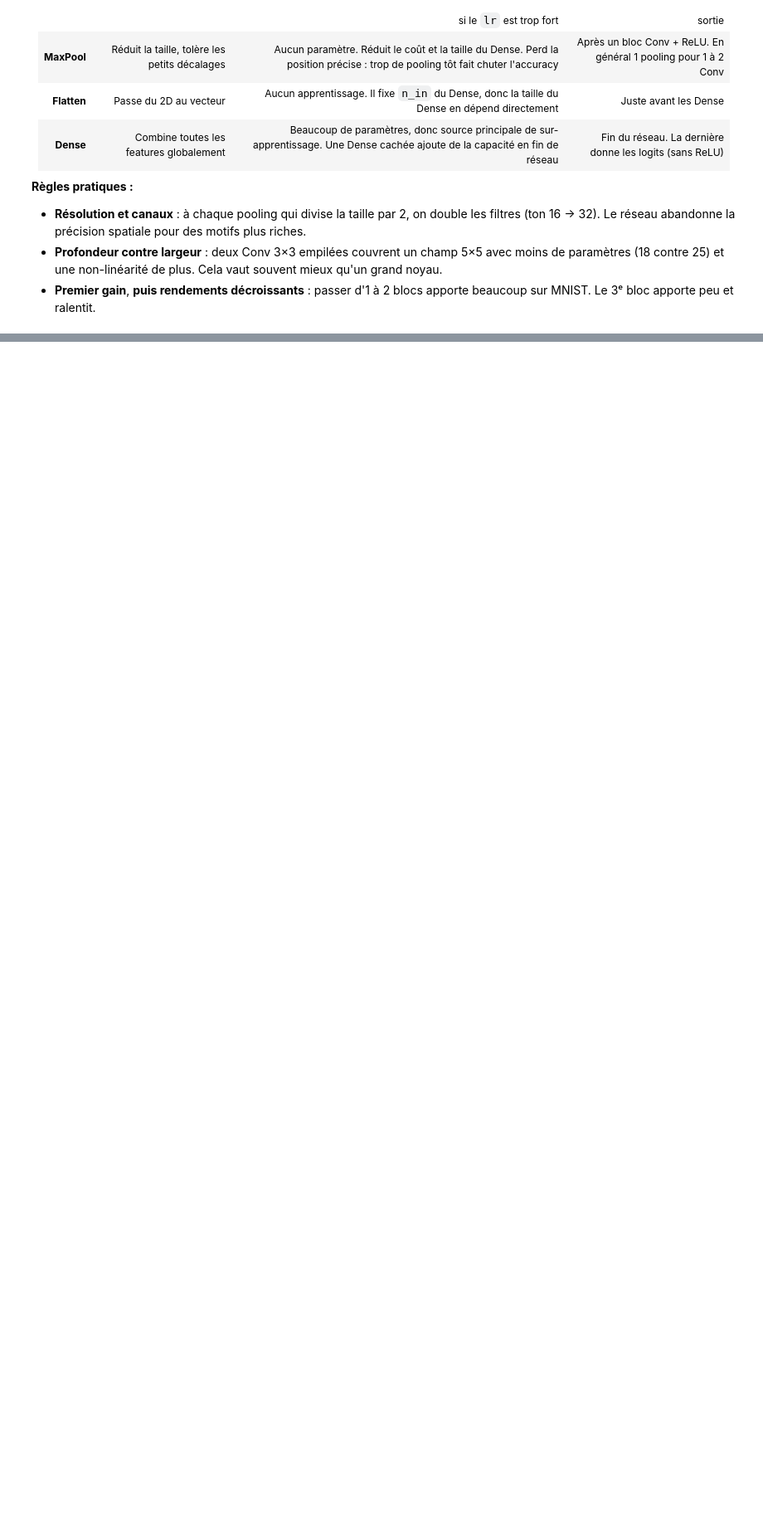
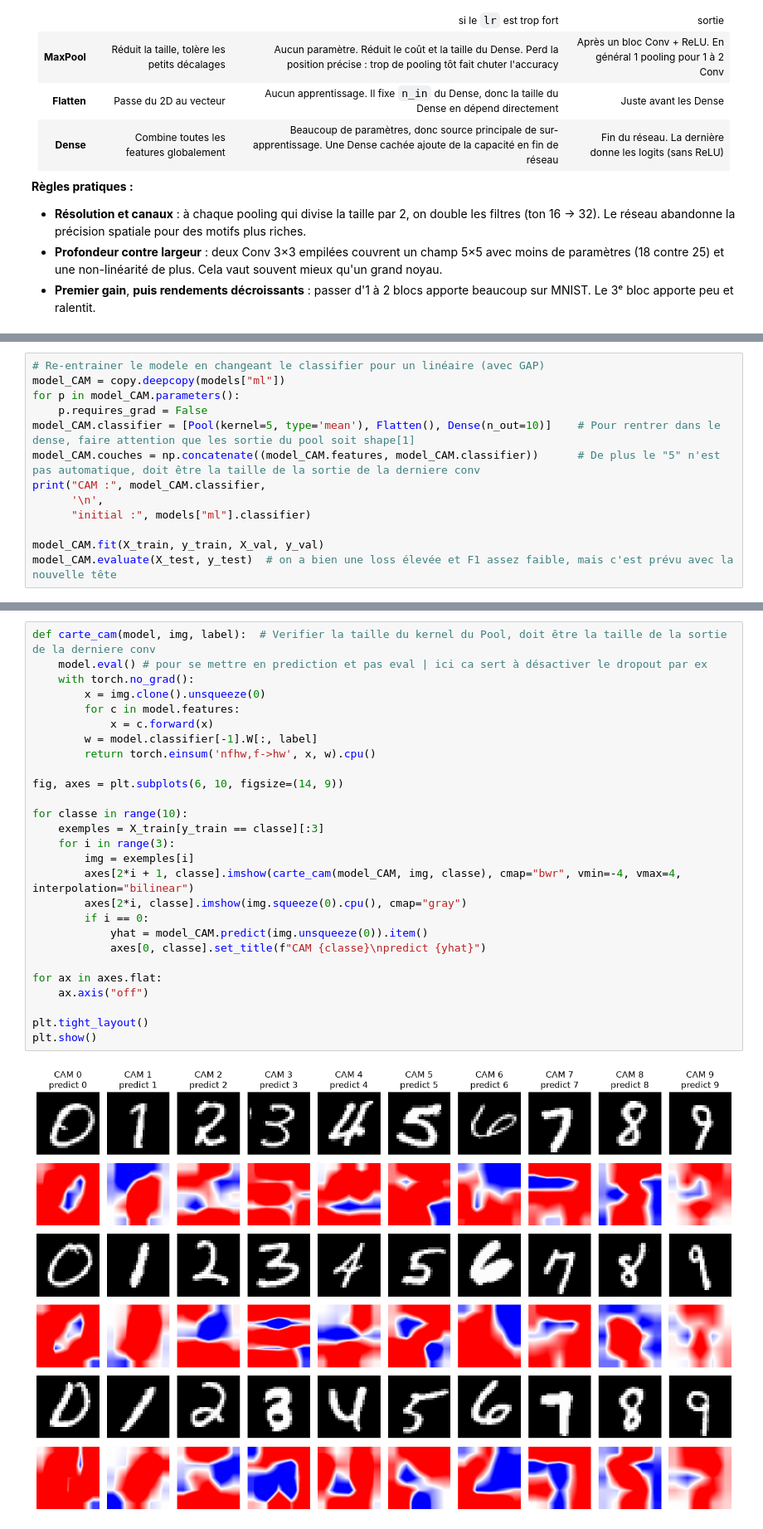
Before and after one commit to tbessadet/Python-projet-perso, a Jupyter notebook: CNN.ipynb, the cells around one changed output, grey strips where cells are left out. Shown at 83% size. Cells and saved outputs as stored; diff of their text form; blank space fills up the shorter version.

```diff
--- a/CNN.ipynb
+++ b/CNN.ipynb
@@ -731,0 +720,13 @@ features = [Conv(C_in=1, C_out=32, kernel=5, stride=1, padding='valid'), ReLu(),
+# %%
+# Re-entrainer le modele en changeant le classifier pour un linéaire (avec GAP)
+model_CAM = copy.deepcopy(models["ml"])
+for p in model_CAM.parameters():
+    p.requires_grad = False
+model_CAM.classifier = [Pool(kernel=5, type='mean'), Flatten(), Dense(n_out=10)]    # Pour rentrer dans le dense, faire attention que les sortie du pool soit shape[1]
+model_CAM.couches = np.concatenate((model_CAM.features, model_CAM.classifier))      # De plus le "5" n'est pas automatique, doit être la taille de la sortie de la derniere conv
+print("CAM :", model_CAM.classifier,
+      '\n',
+      "initial :", models["ml"].classifier)
+
+model_CAM.fit(X_train, y_train, X_val, y_val)
+model_CAM.evaluate(X_test, y_test)  # on a bien une loss élevée et F1 assez faible, mais c'est prévu avec la nouvelle tête
@@ -731,0 +738,29 @@ features = [Conv(C_in=1, C_out=32, kernel=5, stride=1, padding='valid'), ReLu(),
+# %%
+def carte_cam(model, img, label):  # Verifier la taille du kernel du Pool, doit être la taille de la sortie de la derniere conv
+    model.eval() # pour se mettre en prediction et pas eval | ici ca sert à désactiver le dropout par ex
+    with torch.no_grad():
+        x = img.clone().unsqueeze(0)
+        for c in model.features:
+            x = c.forward(x)
+        w = model.classifier[-1].W[:, label]
+        return torch.einsum('nfhw,f->hw', x, w).cpu()
+
+fig, axes = plt.subplots(6, 10, figsize=(14, 9))
+
+for classe in range(10):
+    exemples = X_train[y_train == classe][:3]
+    for i in range(3):
+        img = exemples[i]
+        axes[2*i + 1, classe].imshow(carte_cam(model_CAM, img, classe), cmap="bwr", vmin=-4, vmax=4, interpolation="bilinear")
+        axes[2*i, classe].imshow(img.squeeze(0).cpu(), cmap="gray")
+        if i == 0:
+            yhat = model_CAM.predict(img.unsqueeze(0)).item()
+            axes[0, classe].set_title(f"CAM {classe}\npredict {yhat}")
+
+for ax in axes.flat:
+    ax.axis("off")
+
+plt.tight_layout()
+plt.show()
+# %% [output]
+[figure, added]
```
Also changed, not shown: parts of 31 cells of this notebook.
